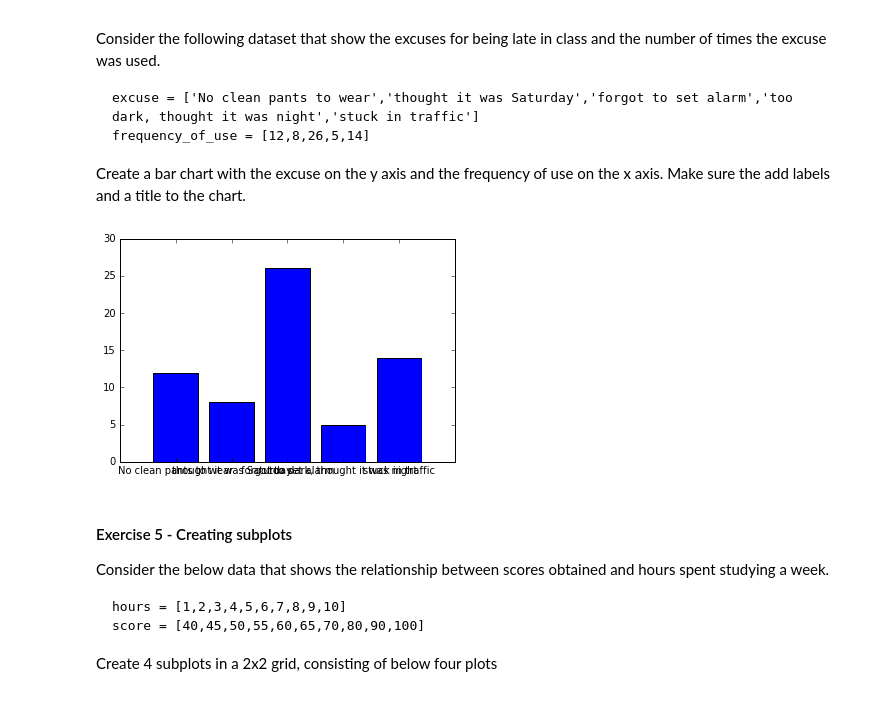
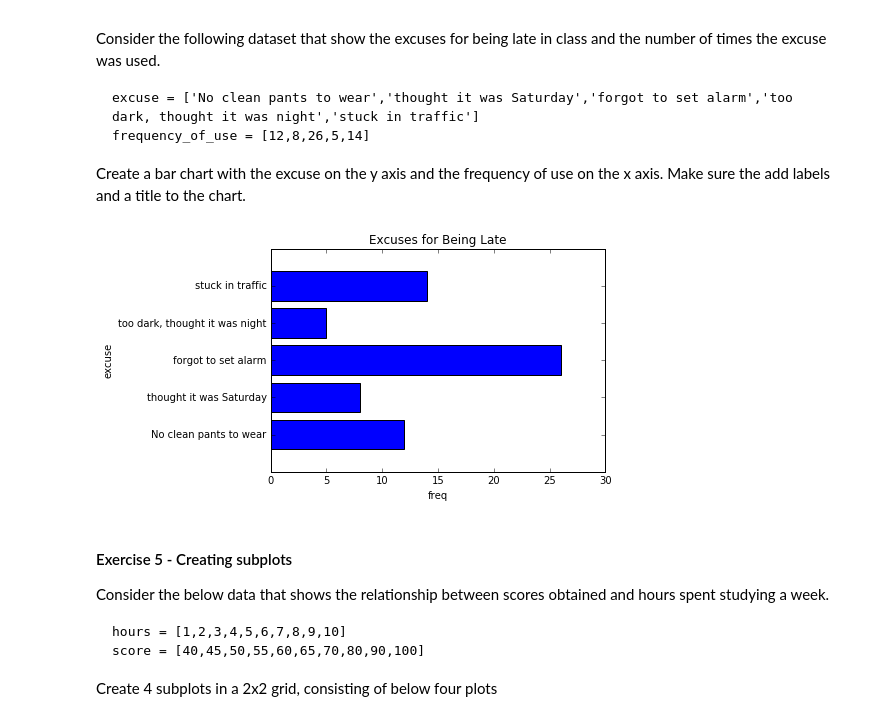
Before and after one commit to lavenderLatte/89926_py, a Jupyter notebook: homework/hw11.ipynb, the cells around one changed output. Drawn from its saved outputs; the diff is of its cells as text; code cells hidden in the pictures.

```diff
--- a/homework/hw11.ipynb
+++ b/homework/hw11.ipynb
@@ -163,20 +163,21 @@ Create a bar chart with the excuse on the y axis and the frequency of use on the
 # %%
 ### YOUR CODE GOES BELOW
 excuse = ['No clean pants to wear','thought it was Saturday','forgot to set alarm','too dark, thought it was night','stuck in traffic']
 frequency_of_use = [12,8,26,5,14]
 
 category_len = range(len(excuse))
-plt.bar(category_len, frequency_of_use, align = 'center') # draw bars of freq in order
-# plt.bar(frequency_of_use, category_len)
-# plt.bar(category_len, frequency_of_use)
+plt.barh(category_len, frequency_of_use, align = 'center') # draw bars of freq in order
+plt.yticks(category_len, excuse) # mapping label name for each order from "excuse"
 
-plt.xticks(category_len, excuse) # mapping label name for each order from "excuse"
+plt.title("Excuses for Being Late")
+plt.xlabel('freq')
+plt.ylabel('excuse')
 
 plt.show()
 
 ### END CODE
 # %% [output]
-[figure, old version]
+[figure, new version]
 # %% [markdown]
 #### Exercise 5 -  Creating subplots
 
```
